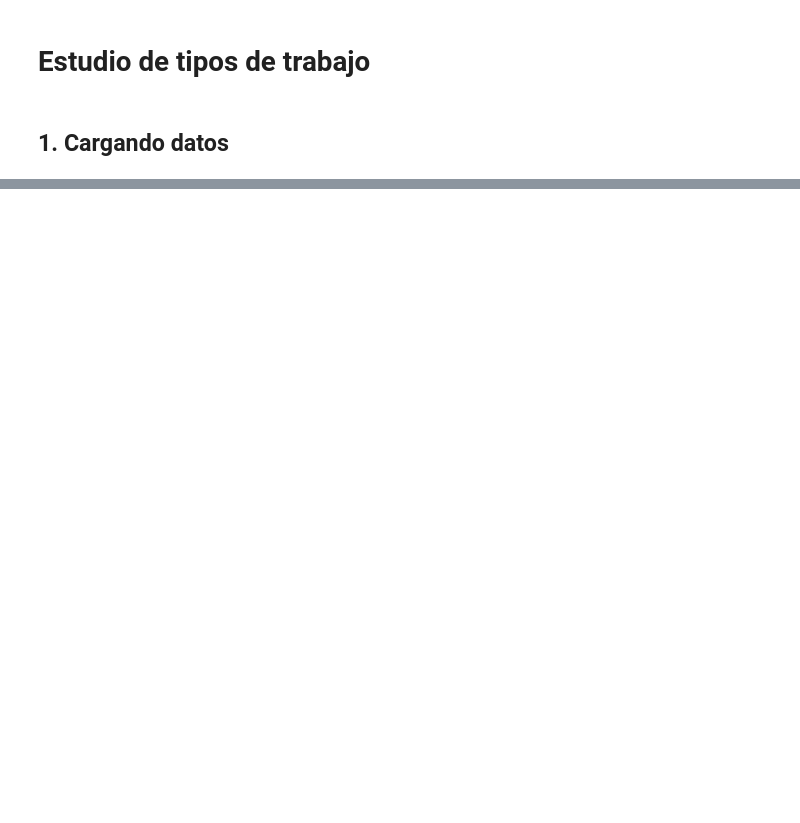
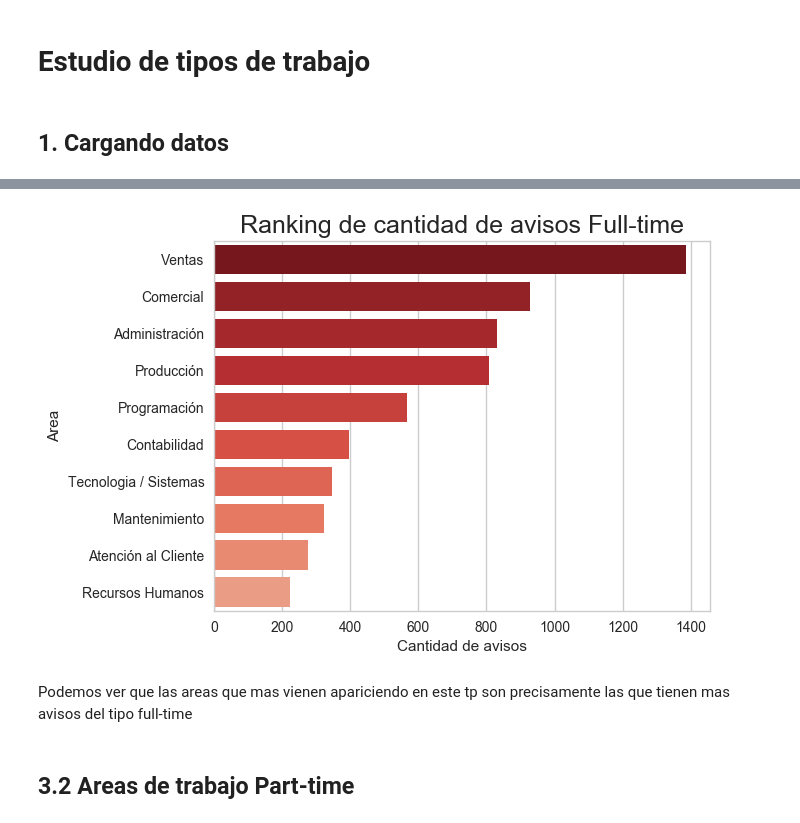
Before and after one commit to GastonMontes/75.06-Datos-TP1, a Jupyter notebook: Notebooks/Estudio de tipos de trabajo.ipynb, the cells around one changed output, grey strips where cells are left out. Drawn from its saved outputs; the diff is of its cells as text; code cells hidden in the pictures; blank space fills up the shorter version.

```diff
--- a/Notebooks/Estudio de tipos de trabajo.ipynb
+++ b/Notebooks/Estudio de tipos de trabajo.ipynb
@@ -25,0 +52,3 @@ df_avisos_detalle = pd.read_csv("../Data/fiuba_6_avisos_detalle.csv", low_memory
+# %%
+df_avisos_detalle_ft = df_avisos_detalle[df_avisos_detalle['tipo_de_trabajo'] == 'Full-time']
+df_avisos_detalle_pt = df_avisos_detalle[df_avisos_detalle['tipo_de_trabajo'] == 'Part-time']
@@ -25,0 +57,13 @@ df_avisos_detalle = pd.read_csv("../Data/fiuba_6_avisos_detalle.csv", low_memory
+# %%
+datos = df_avisos_detalle_ft['nombre_area'].value_counts().head(10)
+# %%
+g = sns.barplot(y=datos.index, x=datos.values, palette=sns.color_palette('Reds_r', 15))
+g.set_title('Ranking de cantidad de avisos Full-time', fontsize=18);
+g.set_xlabel('Cantidad de avisos');
+g.set_ylabel('Area');
+# %% [output]
+[figure, added]
+# %% [markdown]
+Podemos ver que las areas que mas vienen apariciendo en este tp son precisamente las que tienen mas avisos del tipo full-time
+# %% [markdown]
+## 3.2 Areas de trabajo Part-time
```
Also changed, not shown: parts of 33 cells of this notebook, 1 other file.
